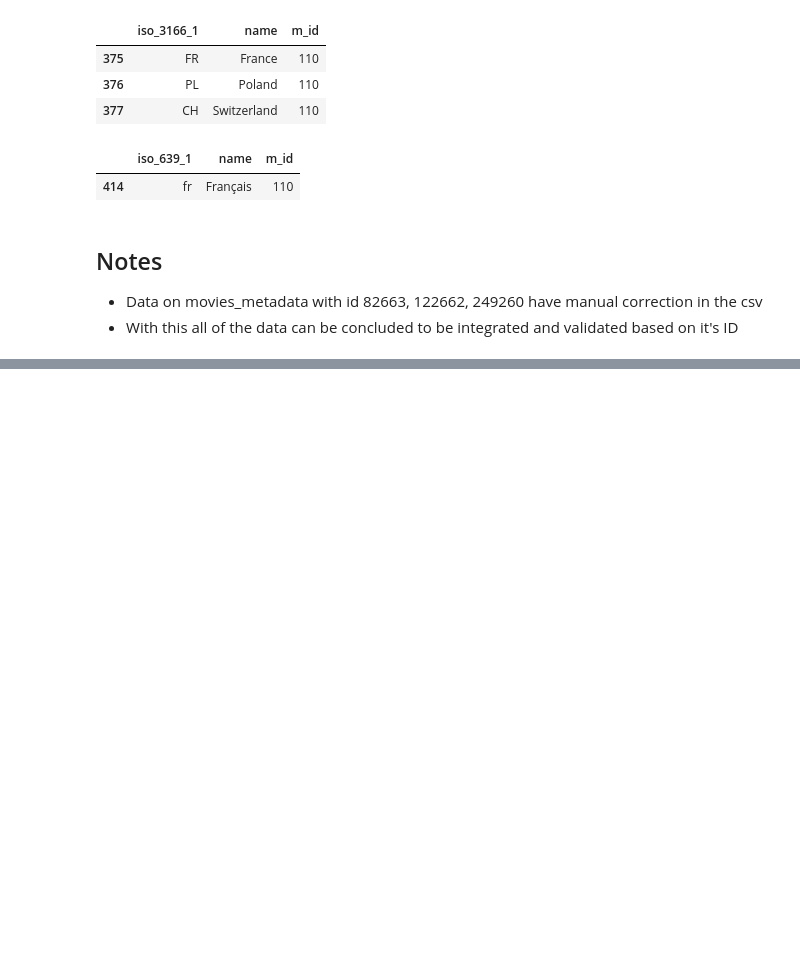
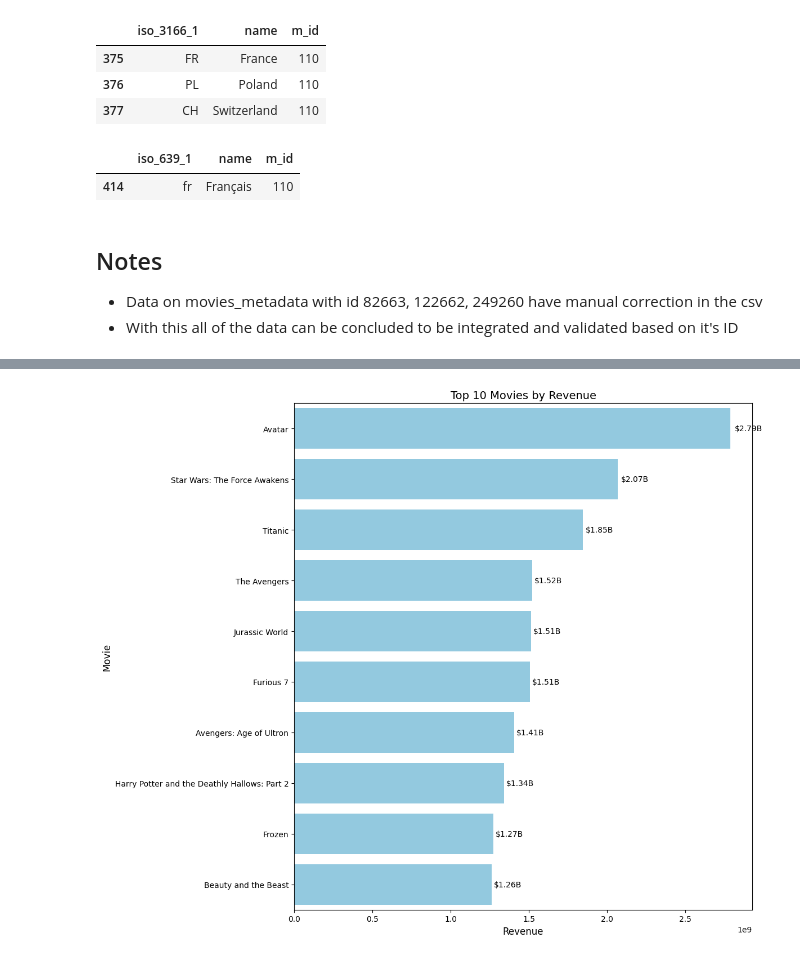
Before and after one commit to iqbalzain99/Movies-Dataflow-and-Analysis-DE-Portfolio, a Jupyter notebook: movies_data_processing.ipynb, the cells around one changed output, grey strips where cells are left out. Saved outputs shown, nothing was run; the diff lists cells and outputs as text; code cells hidden in the pictures; blank space fills up the shorter version.

```diff
--- a/movies_data_processing.ipynb
+++ b/movies_data_processing.ipynb
@@ -763,0 +836,33 @@ spoken_languages[spoken_languages['m_id'] == 110]
+# %%
+top_10_revenue = movies_metadata.sort_values(by='revenue', ascending=False).head(10)[['title', 'revenue']]
+# %%
+def top_10_revenue_plot(top_10_revenue):
+    plt.figure(figsize=(12, 10))
+
+    # Create the bar plot
+    ax = sns.barplot(data=top_10_revenue, y='title', x='revenue', color='skyblue')
+
+    plt.title('Top 10 Movies by Revenue', fontsize=14)
+    plt.xlabel('Revenue', fontsize=12)
+    plt.ylabel('Movie', fontsize=12)
+
+    # Add value labels to the end of each bar
+    for i in ax.containers[0]:
+        width = i.get_width()
+        # Format large numbers
+        if width >= 1_000_000_000:
+            label = f'${width/1_000_000_000:.2f}B'
+        elif width >= 1_000_000:
+            label = f'${width/1_000_000:.2f}M'
+        else:
+            label = f'${width:,.0f}'
+
+        ax.text(width + i.get_width().min() * 0.01, i.get_y() + i.get_height()/2, label,
+                va='center', ha='left', fontsize=10)
+
+    plt.tight_layout()
+    plt.show()
+# %%
+top_10_revenue_plot(top_10_revenue)
+# %% [output]
+[figure, added]
```
Also changed, not shown: parts of 19 cells of this notebook.
